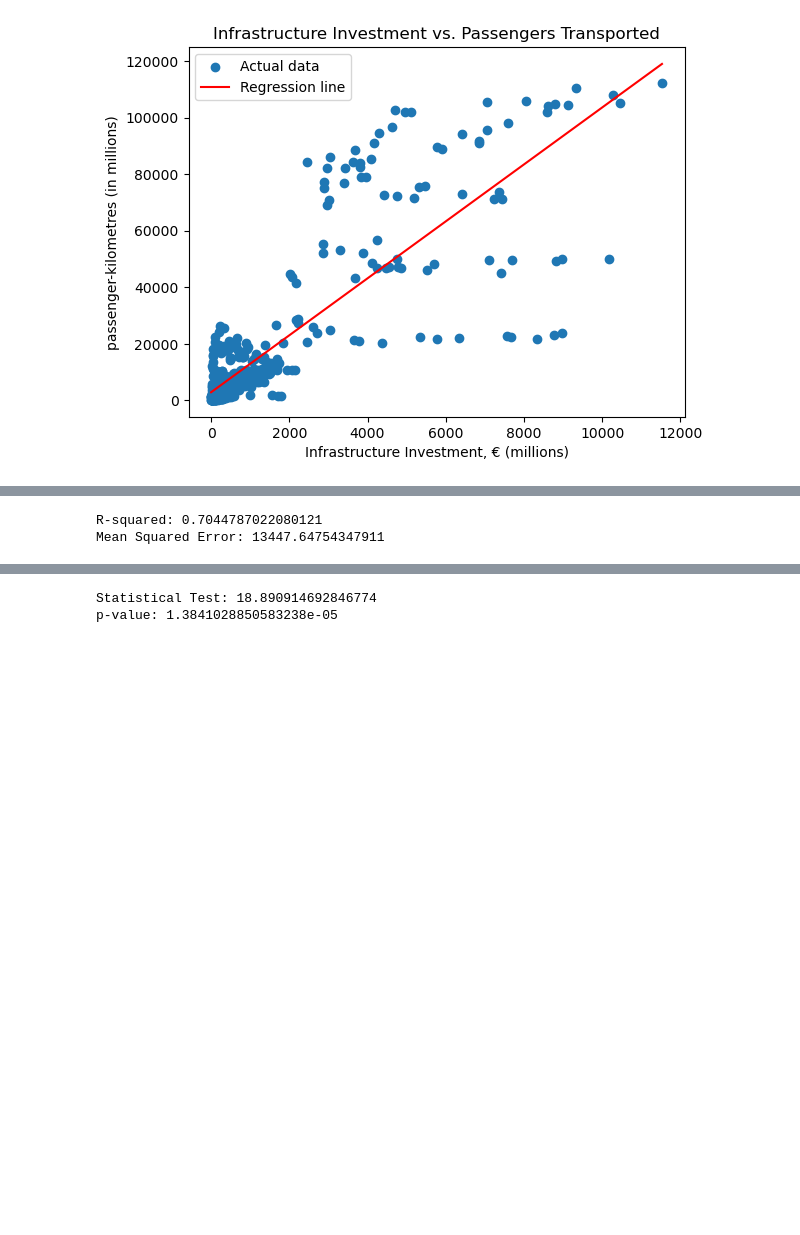
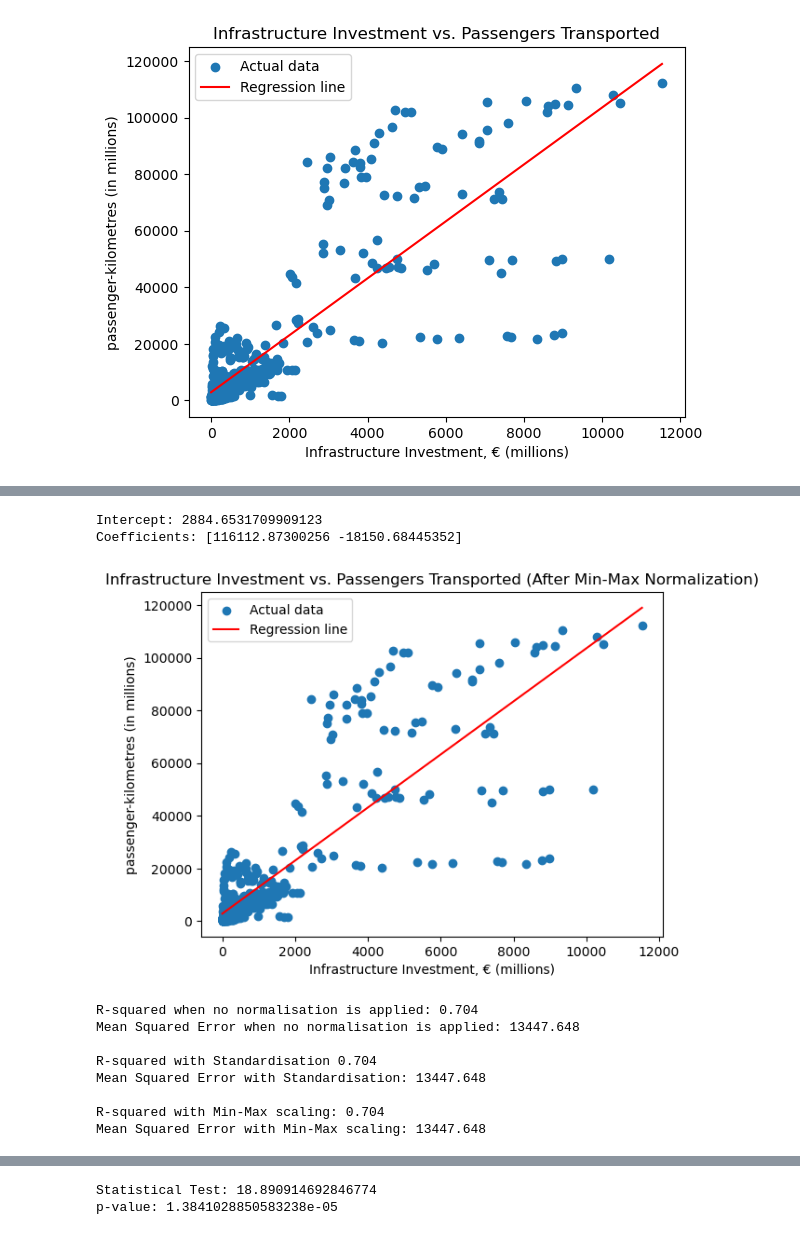
Before and after one commit to EmmaMcC1802/CA2, a Jupyter notebook: Codebook2_Stats_ML.ipynb, the cells around one changed output, grey strips where cells are left out. Drawn from its saved outputs; the diff is of its cells as text; code cells hidden in the pictures; blank space fills up the shorter version.

```diff
--- a/Codebook2_Stats_ML.ipynb
+++ b/Codebook2_Stats_ML.ipynb
@@ -433,11 +516,59 @@ Coefficients: [ 10.07224783 -11.63505414]
+# %%
+X3 = df_regression[['INFRAINVEST', 'INFRAINVEST_IRL']]
+y3 = df_regression['PASSTRANSP']
+
+scaler3 = MinMaxScaler()
+X_scaled3 = scaler3.fit_transform(X3)
+
+lrm3 = LinearRegression() # rename to avoid issues/conflicts w other models
+lrm3.fit(X_scaled3, y3)
+
+print("Intercept:", lrm3.intercept_)
+print("Coefficients:", lrm3.coef_)
+
+plt.scatter(df_regression['INFRAINVEST'], df_regression['PASSTRANSP'], label='Actual data')
+
+x_range3 = np.linspace(df_regression['INFRAINVEST'].min(), df_regression['INFRAINVEST'].max(), 1000).reshape(-1, 1)
+# ^^ this is to set a range of values, using INFRAINVEST min and max, evenly spaced over 1000 data points
+x_range_scaled3 = scaler3.transform(np.hstack((x_range3, np.zeros_like(x_range3)))) # standardise before prediction
+
+y_pred3 = lrm3.predict(x_range_scaled3)  # making a prediction using the trained model
+
+plt.plot(x_range3, y_pred3, color='red', label='Regression line')
+plt.xlabel('Infrastructure Investment, € (millions)')
+plt.ylabel('passenger-kilometres (in millions)')
+plt.title('Infrastructure Investment vs. Passengers Transported (After Min-Max Normalization)')
+plt.legend()
+plt.show()
+# %% [output]
+Intercept: 2884.6531709909123
+Coefficients: [116112.87300256 -18150.68445352]
+[figure, added]
 # %%
 y_pred = lrm.predict(X)
 r2 = r2_score(y, y_pred)
-print("R-squared:", r2)
+print("R-squared when no normalisation is applied:", round(r2,3))
+rmse1 = rmse(y, y_pred)
+print("Mean Squared Error when no normalisation is applied:", round(rmse1,3), '\n')
 
-rmse1 = rmse(y, y_pred)
-print("Mean Squared Error:", rmse1)
+y_pred2 = lrm2.predict(X_scaled2)
+r2_2 = r2_score(y2, y_pred2)
+print("R-squared with Standardisation", round(r2_2, 3))
+rmse1_2 = rmse(y2, y_pred2)
+print("Mean Squared Error with Standardisation:", round(rmse1_2, 3),'\n')
+
+y_pred3 = lrm3.predict(X_scaled3)
+r2_3 = r2_score(y3, y_pred3)
+print("R-squared with Min-Max scaling:", round(r2_3, 3))
+rmse1_3 = rmse(y3, y_pred3)
+print("Mean Squared Error with Min-Max scaling:", round(rmse1_3, 3))
 # %% [output]
-R-squared: 0.7044787022080121
-Mean Squared Error: 13447.64754347911
+R-squared when no normalisation is applied: 0.704
+Mean Squared Error when no normalisation is applied: 13447.648
+
+R-squared with Standardisation 0.704
+Mean Squared Error with Standardisation: 13447.648
+
+R-squared with Min-Max scaling: 0.704
+Mean Squared Error with Min-Max scaling: 13447.648
 # %% [markdown]
```
Also changed, not shown: parts of 38 cells of this notebook, 5 other files.
